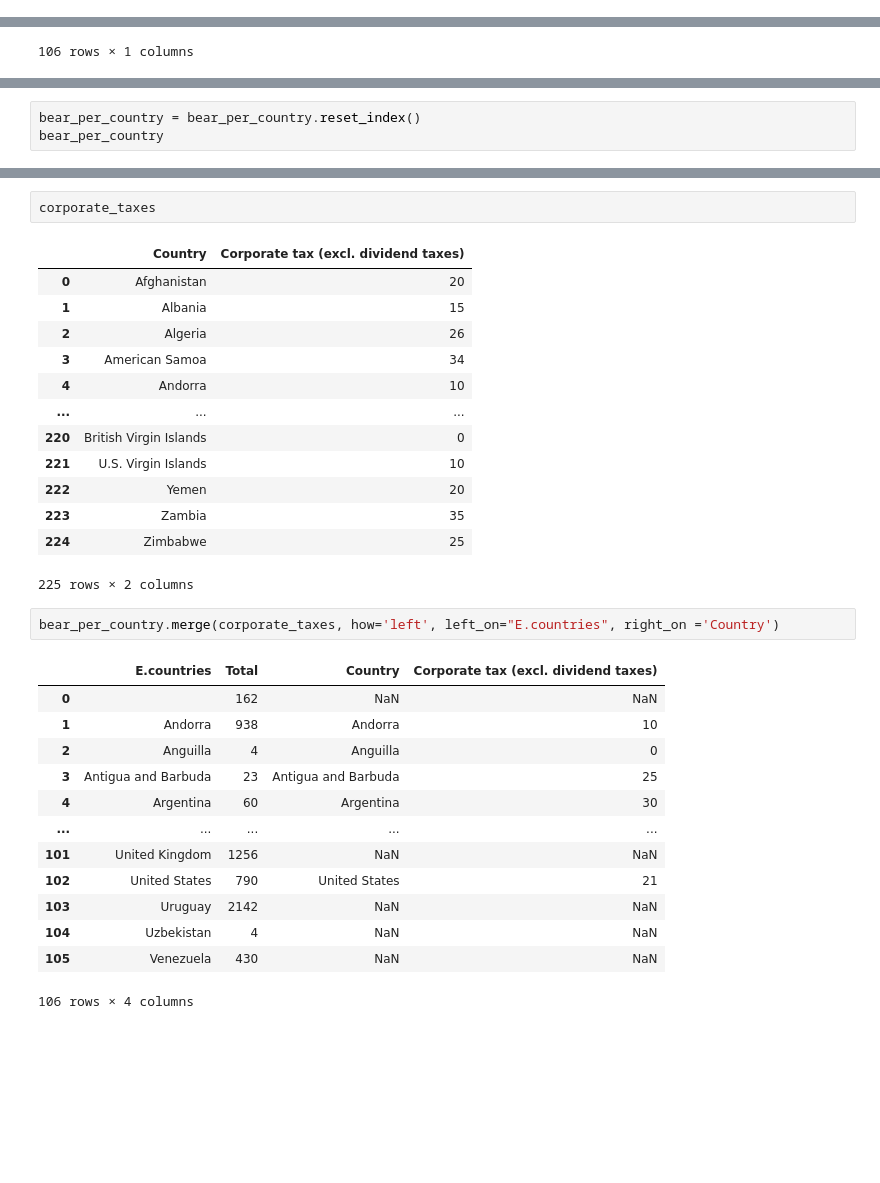
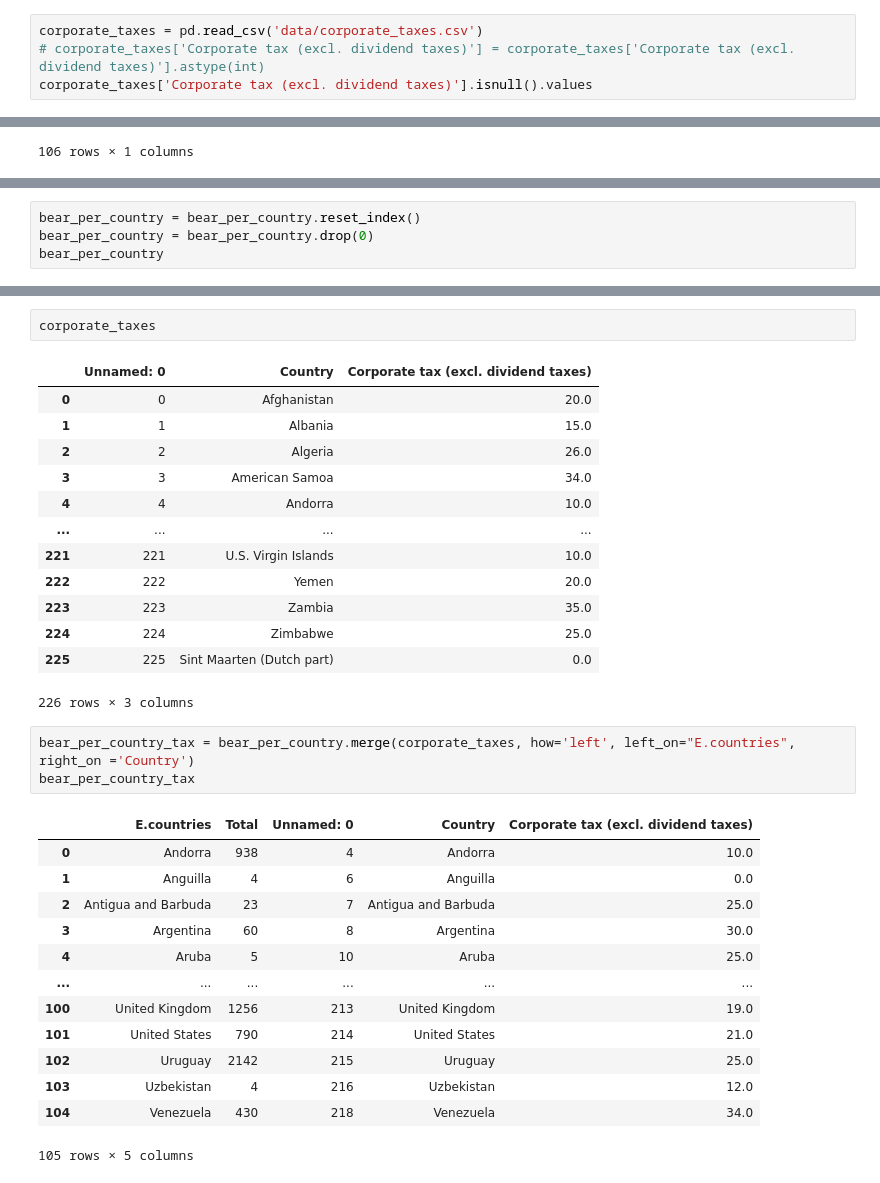
Before and after one commit to alexmak001/Panama-Papers, a Jupyter notebook: prabina.ipynb, the cells around one changed output, grey strips where cells are left out. Drawn from its saved outputs; the diff is of its cells as text; blank space fills up the shorter version.

```diff
--- a/prabina.ipynb
+++ b/prabina.ipynb
@@ -372,3 +372,7 @@ corporate_taxes
 | 223 | Zambia | 35 |
 | 224 | Zimbabwe | 25 |
 225 rows × 2 columns
+# %%
+corporate_taxes = pd.read_csv('data/corporate_taxes.csv')
+# corporate_taxes['Corporate tax (excl. dividend taxes)'] = corporate_taxes['Corporate tax (excl. dividend taxes)'].astype(int)
+corporate_taxes['Corporate tax (excl. dividend taxes)'].isnull().values
@@ -450,5 +499,6 @@ bear_per_entity[bear_per_entity['E.countries'] == 'Andorra']['total'].sum()
 # %%
 bear_per_country = bear_per_country.reset_index()
+bear_per_country = bear_per_country.drop(0)
 bear_per_country
 # %% [output]
 |  | E.countries | Total |
@@ -511,32 +517,33 @@ corporate_taxes[corporate_taxes['Corporate tax (excl. dividend taxes)'].isnull()
 # %%
 corporate_taxes
 # %% [output]
-|  | Country | Corporate tax (excl. dividend taxes) |
-| 0 | Afghanistan | 20 |
-| 1 | Albania | 15 |
-| 2 | Algeria | 26 |
-| 3 | American Samoa | 34 |
-| 4 | Andorra | 10 |
-| ... | ... | ... |
-| 220 | British Virgin Islands | 0 |
-| 221 | U.S. Virgin Islands | 10 |
-| 222 | Yemen | 20 |
-| 223 | Zambia | 35 |
-| 224 | Zimbabwe | 25 |
+|  | Unnamed: 0 | Country | Corporate tax (excl. dividend taxes) |
+| 0 | 0 | Afghanistan | 20.0 |
+| 1 | 1 | Albania | 15.0 |
+| 2 | 2 | Algeria | 26.0 |
+| 3 | 3 | American Samoa | 34.0 |
+| 4 | 4 | Andorra | 10.0 |
+| ... | ... | ... | ... |
+| 221 | 221 | U.S. Virgin Islands | 10.0 |
+| 222 | 222 | Yemen | 20.0 |
+| 223 | 223 | Zambia | 35.0 |
+| 224 | 224 | Zimbabwe | 25.0 |
+| 225 | 225 | Sint Maarten (Dutch part) | 0.0 |
-225 rows × 2 columns
+226 rows × 3 columns
 # %%
-bear_per_country.merge(corporate_taxes, how='left', left_on="E.countries", right_on ='Country')
+bear_per_country_tax = bear_per_country.merge(corporate_taxes, how='left', left_on="E.countries", right_on ='Country')
+bear_per_country_tax
 # %% [output]
-|  | E.countries | Total | Country | Corporate tax (excl. dividend taxes) |
-| 0 |  | 162 | NaN | NaN |
-| 1 | Andorra | 938 | Andorra | 10 |
-| 2 | Anguilla | 4 | Anguilla | 0 |
-| 3 | Antigua and Barbuda | 23 | Antigua and Barbuda | 25 |
-| 4 | Argentina | 60 | Argentina | 30 |
-| ... | ... | ... | ... | ... |
-| 101 | United Kingdom | 1256 | NaN | NaN |
-| 102 | United States | 790 | United States | 21 |
-| 103 | Uruguay | 2142 | NaN | NaN |
-| 104 | Uzbekistan | 4 | NaN | NaN |
-| 105 | Venezuela | 430 | NaN | NaN |
+|  | E.countries | Total | Unnamed: 0 | Country | Corporate tax (excl. dividend taxes) |
+| 0 | Andorra | 938 | 4 | Andorra | 10.0 |
+| 1 | Anguilla | 4 | 6 | Anguilla | 0.0 |
+| 2 | Antigua and Barbuda | 23 | 7 | Antigua and Barbuda | 25.0 |
+| 3 | Argentina | 60 | 8 | Argentina | 30.0 |
+| 4 | Aruba | 5 | 10 | Aruba | 25.0 |
+| ... | ... | ... | ... | ... | ... |
+| 100 | United Kingdom | 1256 | 213 | United Kingdom | 19.0 |
+| 101 | United States | 790 | 214 | United States | 21.0 |
+| 102 | Uruguay | 2142 | 215 | Uruguay | 25.0 |
+| 103 | Uzbekistan | 4 | 216 | Uzbekistan | 12.0 |
+| 104 | Venezuela | 430 | 218 | Venezuela | 34.0 |
-106 rows × 4 columns
+105 rows × 5 columns
```
Also changed, not shown: parts of 23 cells of this notebook.
